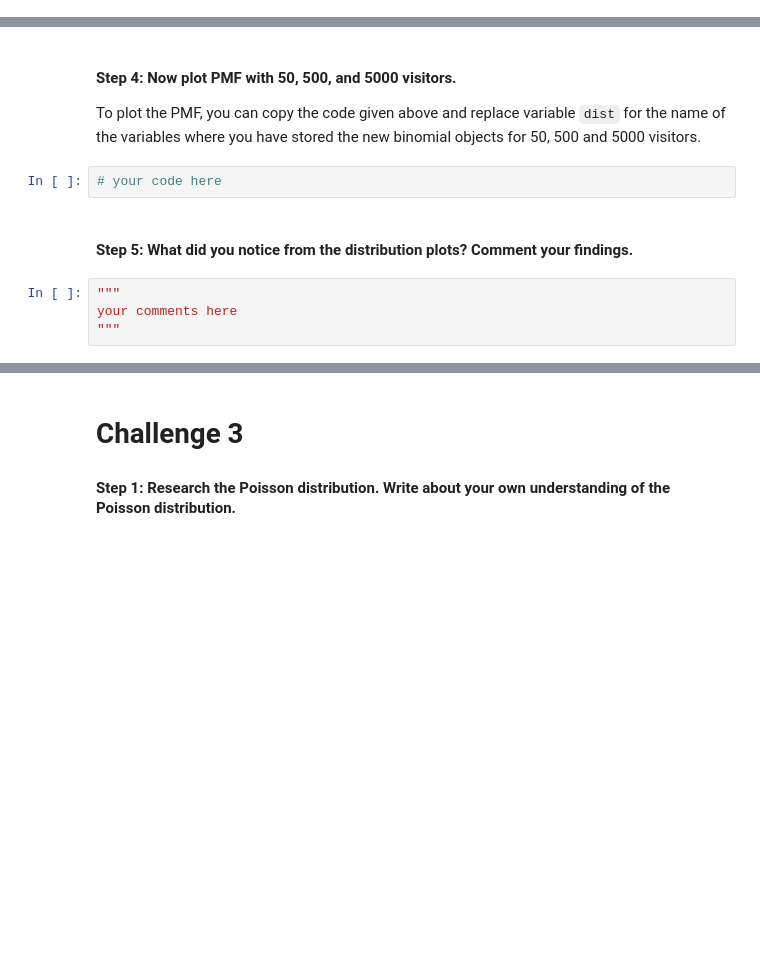
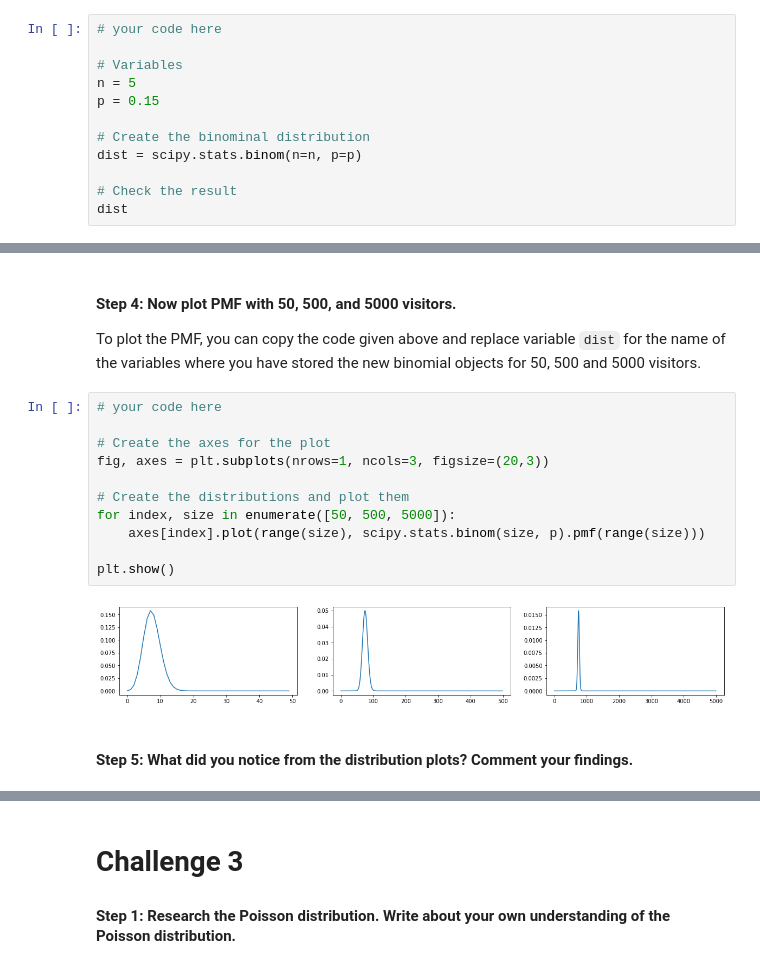
Before and after one commit to gabrielanakasato/ironhack-daft, a Jupyter notebook: labs/lab-w06/01-probability-distributions/your-code/main.ipynb, the cells around one changed output, grey strips where cells are left out. Drawn from its saved outputs; the diff is of its cells as text; blank space fills up the shorter version.

```diff
--- a/labs/lab-w06/01-probability-distributions/your-code/main.ipynb
+++ b/labs/lab-w06/01-probability-distributions/your-code/main.ipynb
@@ -78,0 +78,12 @@ We assume that the probability of clicking an advertisement in a Youtube video i
+# %%
+# your code here
+
+# Variables
+n = 5
+p = 0.15
+
+# Create the binominal distribution
+dist = scipy.stats.binom(n=n, p=p)
+
+# Check the result
+dist
@@ -103,11 +123,18 @@ your comments here
 # %% [markdown]
 #### Step 4: Now plot PMF with 50, 500, and 5000 visitors.
 To plot the PMF, you can copy the code given above and replace variable `dist` for the name of the variables where you have stored the new binomial objects for 50, 500 and 5000 visitors.
-# %%
-# your code here
+# %%
+# your code here
+
+# Create the axes for the plot
+fig, axes = plt.subplots(nrows=1, ncols=3, figsize=(20,3))
+
+# Create the distributions and plot them
+for index, size in enumerate([50, 500, 5000]):
+    axes[index].plot(range(size), scipy.stats.binom(size, p).pmf(range(size)))
+
+plt.show()
+# %% [output]
+[figure, added]
 # %% [markdown]
 #### Step 5: What did you notice from the distribution plots? Comment your findings.
-# %%
-"""
-your comments here
-"""
```
Also changed, not shown: parts of 30 cells of this notebook, 3 other files.
